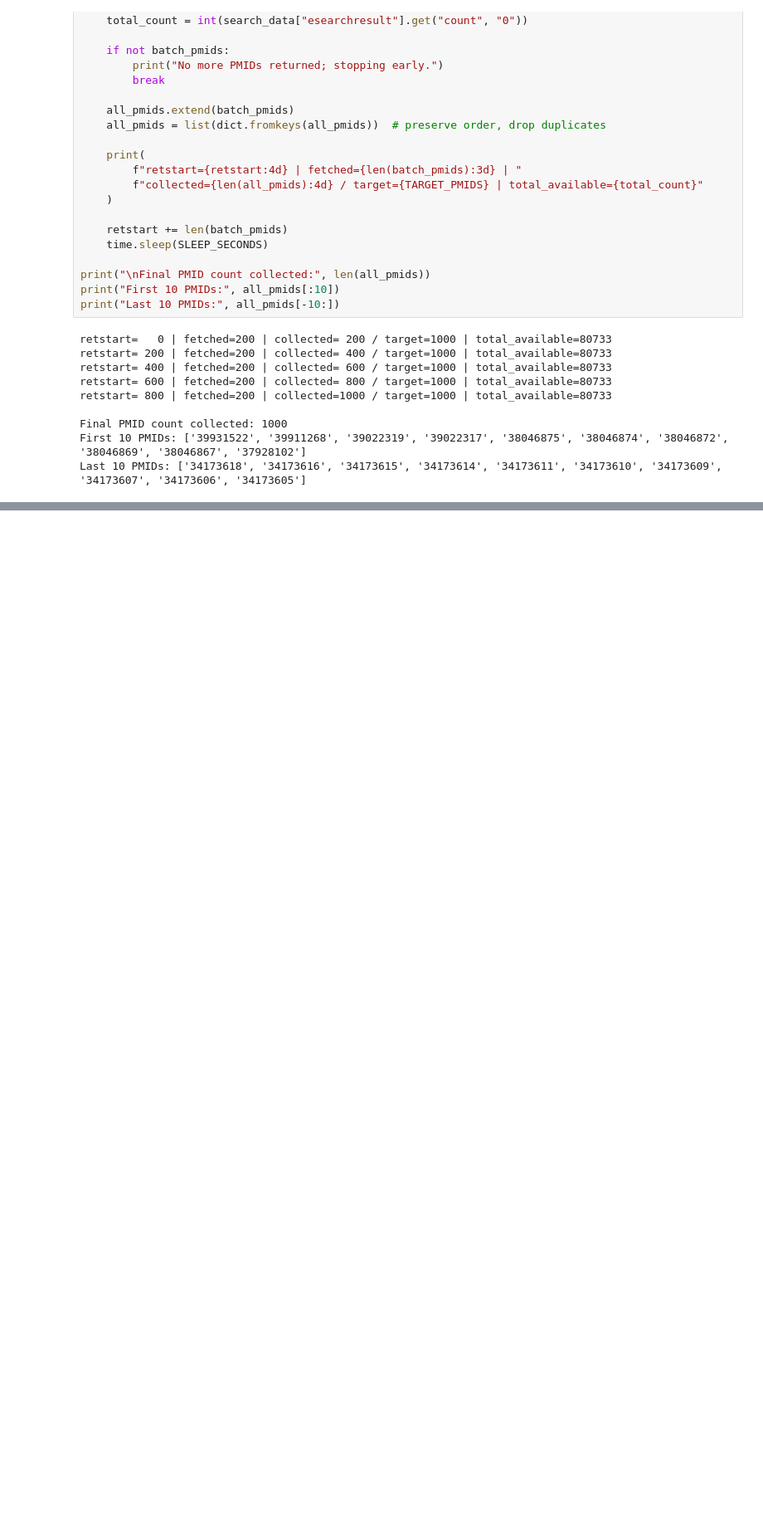
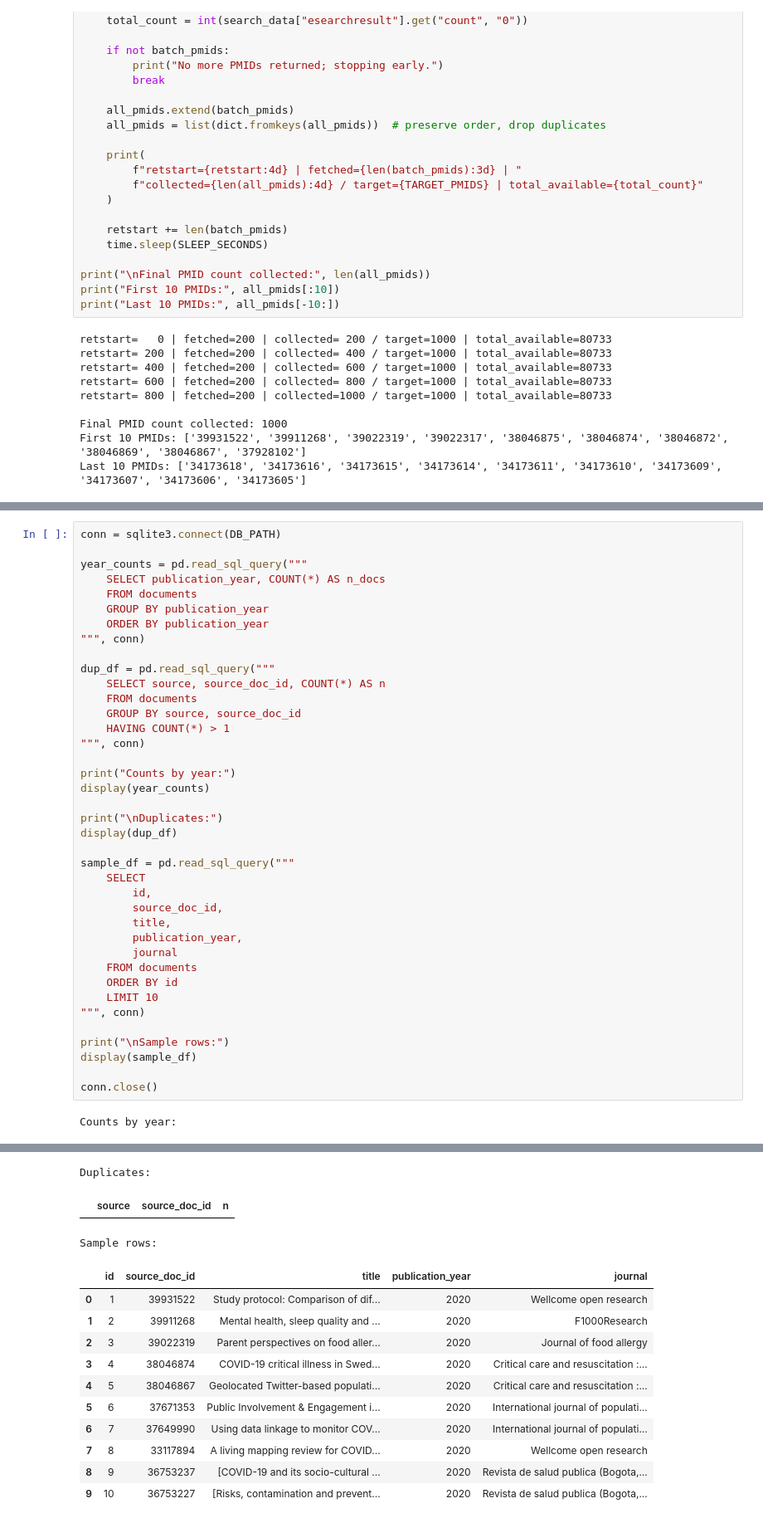
Before and after one commit to JonathanMa03/diffusion-topic-evaluation, a Jupyter notebook: notebooks/01_data_ingestion.ipynb, the cells around one changed output, grey strips where cells are left out. Shown at 83% size. Saved outputs shown, nothing was run; the diff lists cells and outputs as text; blank space fills up the shorter version.

```diff
--- a/notebooks/01_data_ingestion.ipynb
+++ b/notebooks/01_data_ingestion.ipynb
@@ -877,0 +1076,41 @@ Last 10 PMIDs: ['34173618', '34173616', '34173615', '34173614', '34173611', '341
+# %%
+conn = sqlite3.connect(DB_PATH)
+
+year_counts = pd.read_sql_query("""
+    SELECT publication_year, COUNT(*) AS n_docs
+    FROM documents
+    GROUP BY publication_year
+    ORDER BY publication_year
+""", conn)
+
+dup_df = pd.read_sql_query("""
+    SELECT source, source_doc_id, COUNT(*) AS n
+    FROM documents
+    GROUP BY source, source_doc_id
+    HAVING COUNT(*) > 1
+""", conn)
+
+print("Counts by year:")
+display(year_counts)
+
+print("\nDuplicates:")
+display(dup_df)
+
+sample_df = pd.read_sql_query("""
+    SELECT
+        id,
+        source_doc_id,
+        title,
+        publication_year,
+        journal
+    FROM documents
+    ORDER BY id
+    LIMIT 10
+""", conn)
+
+print("\nSample rows:")
+display(sample_df)
+
+conn.close()
+# %% [output]
+Counts by year:
@@ -877,0 +1121,14 @@ Last 10 PMIDs: ['34173618', '34173616', '34173615', '34173614', '34173611', '341
+Duplicates:
+|  | source | source_doc_id | n |
+Sample rows:
+|  | id | source_doc_id | title | publication_year | journal |
+| 0 | 1 | 39931522 | Study protocol: Comparison of dif... | 2020 | Wellcome open research |
+| 1 | 2 | 39911268 | Mental health, sleep quality and ... | 2020 | F1000Research |
+| 2 | 3 | 39022319 | Parent perspectives on food aller... | 2020 | Journal of food allergy |
+| 3 | 4 | 38046874 | COVID-19 critical illness in Swed... | 2020 | Critical care and resuscitation :... |
+| 4 | 5 | 38046867 | Geolocated Twitter-based populati... | 2020 | Critical care and resuscitation :... |
+| 5 | 6 | 37671353 | Public Involvement & Engagement i... | 2020 | International journal of populati... |
+| 6 | 7 | 37649990 | Using data linkage to monitor COV... | 2020 | International journal of populati... |
+| 7 | 8 | 33117894 | A living mapping review for COVID... | 2020 | Wellcome open research |
+| 8 | 9 | 36753237 | [COVID-19 and its socio-cultural ... | 2020 | Revista de salud publica (Bogota,... |
+| 9 | 10 | 36753227 | [Risks, contamination and prevent... | 2020 | Revista de salud publica (Bogota,... |
```
Also changed, not shown: parts of 5 cells of this notebook.
